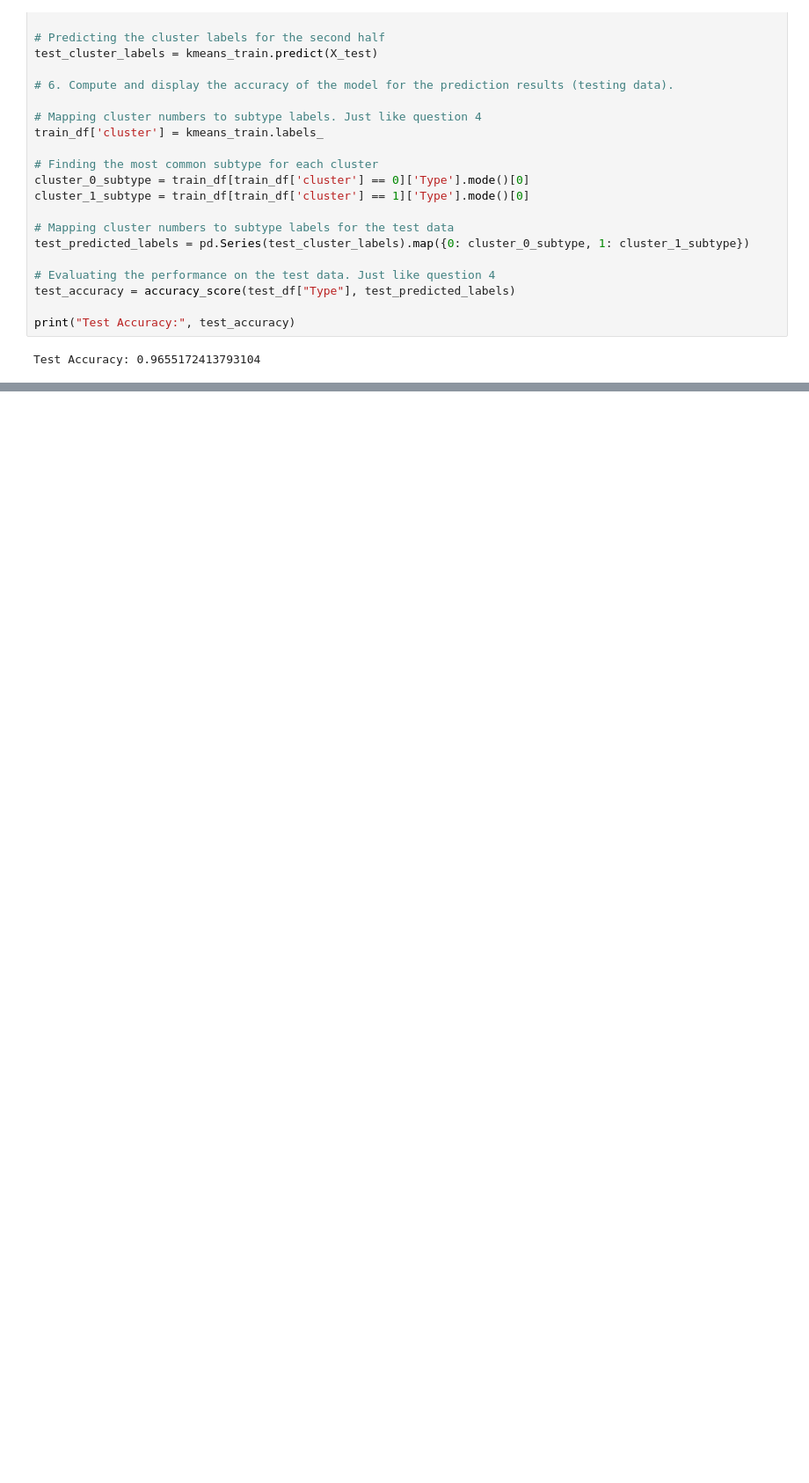
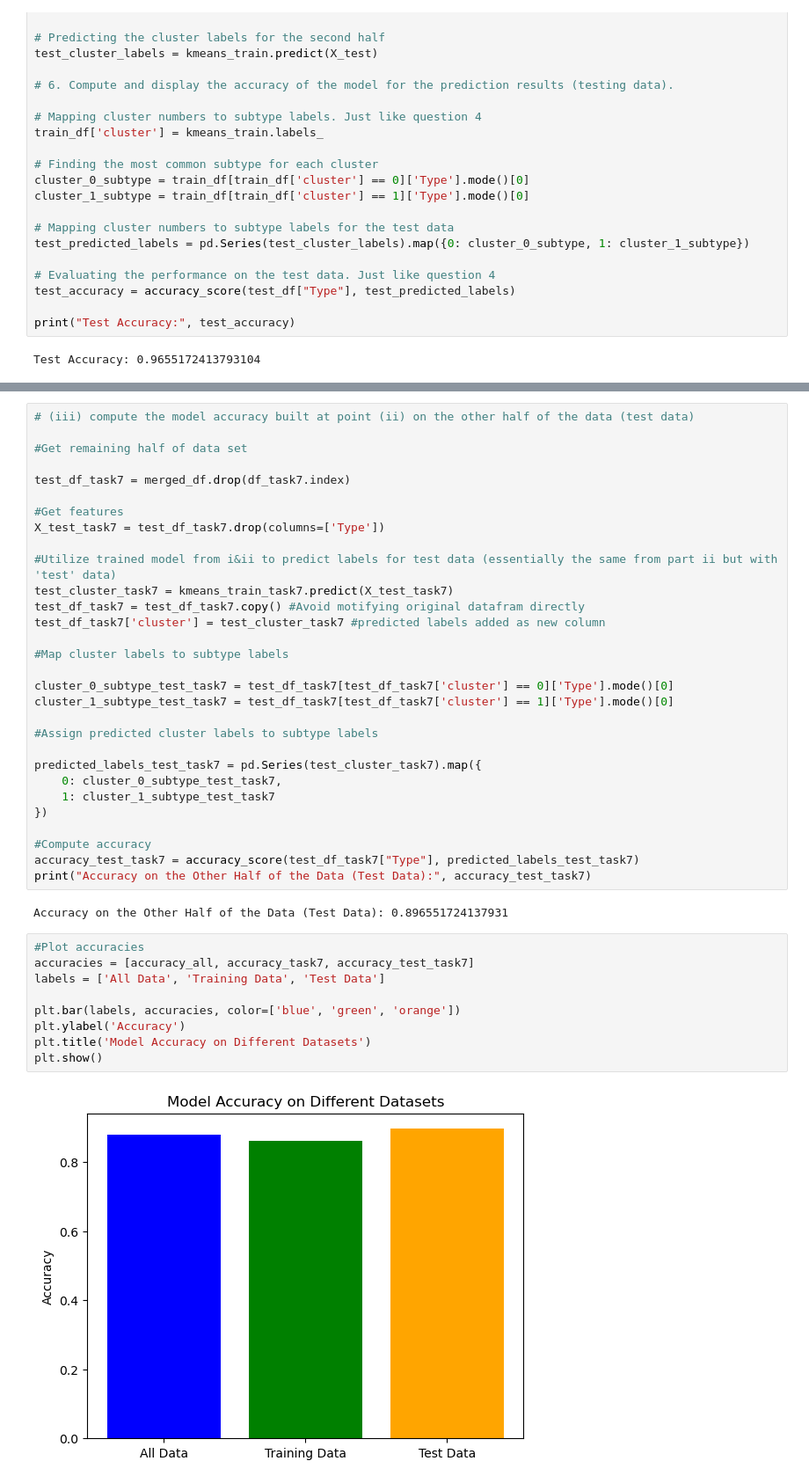
Before and after one commit to anniejs02/BIOINF-575-Project, a Jupyter notebook: Bioinf_575_Cancer_Subtypes.ipynb, the cells around one changed output, grey strips where cells are left out. Shown at 88% size. Saved outputs shown, nothing was run; the diff lists cells and outputs as text; blank space fills up the shorter version.

Commit message:
Task 7 complete

```diff
--- a/Bioinf_575_Cancer_Subtypes.ipynb
+++ b/Bioinf_575_Cancer_Subtypes.ipynb
@@ -209,0 +259,43 @@ Accuracy on Half of the Data: 0.8620689655172413
+# %%
+# (iii) compute the model accuracy built at point (ii) on the other half of the data (test data)
+
+#Get remaining half of data set
+
+test_df_task7 = merged_df.drop(df_task7.index)
+
+#Get features
+X_test_task7 = test_df_task7.drop(columns=['Type'])
+
+#Utilize trained model from i&ii to predict labels for test data (essentially the same from part ii but with 'test' data)
+test_cluster_task7 = kmeans_train_task7.predict(X_test_task7)
+test_df_task7 = test_df_task7.copy() #Avoid motifying original datafram directly
+test_df_task7['cluster'] = test_cluster_task7 #predicted labels added as new column
+
+#Map cluster labels to subtype labels
+
+cluster_0_subtype_test_task7 = test_df_task7[test_df_task7['cluster'] == 0]['Type'].mode()[0]
+cluster_1_subtype_test_task7 = test_df_task7[test_df_task7['cluster'] == 1]['Type'].mode()[0]
+
+#Assign predicted cluster labels to subtype labels
+
+predicted_labels_test_task7 = pd.Series(test_cluster_task7).map({
+    0: cluster_0_subtype_test_task7,
+    1: cluster_1_subtype_test_task7
+})
+
+#Compute accuracy
+accuracy_test_task7 = accuracy_score(test_df_task7["Type"], predicted_labels_test_task7)
+print("Accuracy on the Other Half of the Data (Test Data):", accuracy_test_task7)
+# %% [output]
+Accuracy on the Other Half of the Data (Test Data): 0.896551724137931
+# %%
+#Plot accuracies
+accuracies = [accuracy_all, accuracy_task7, accuracy_test_task7]
+labels = ['All Data', 'Training Data', 'Test Data']
+
+plt.bar(labels, accuracies, color=['blue', 'green', 'orange'])
+plt.ylabel('Accuracy')
+plt.title('Model Accuracy on Different Datasets')
+plt.show()
+# %% [output]
+[figure, added]
```
Also changed, not shown: parts of 5 cells of this notebook.
